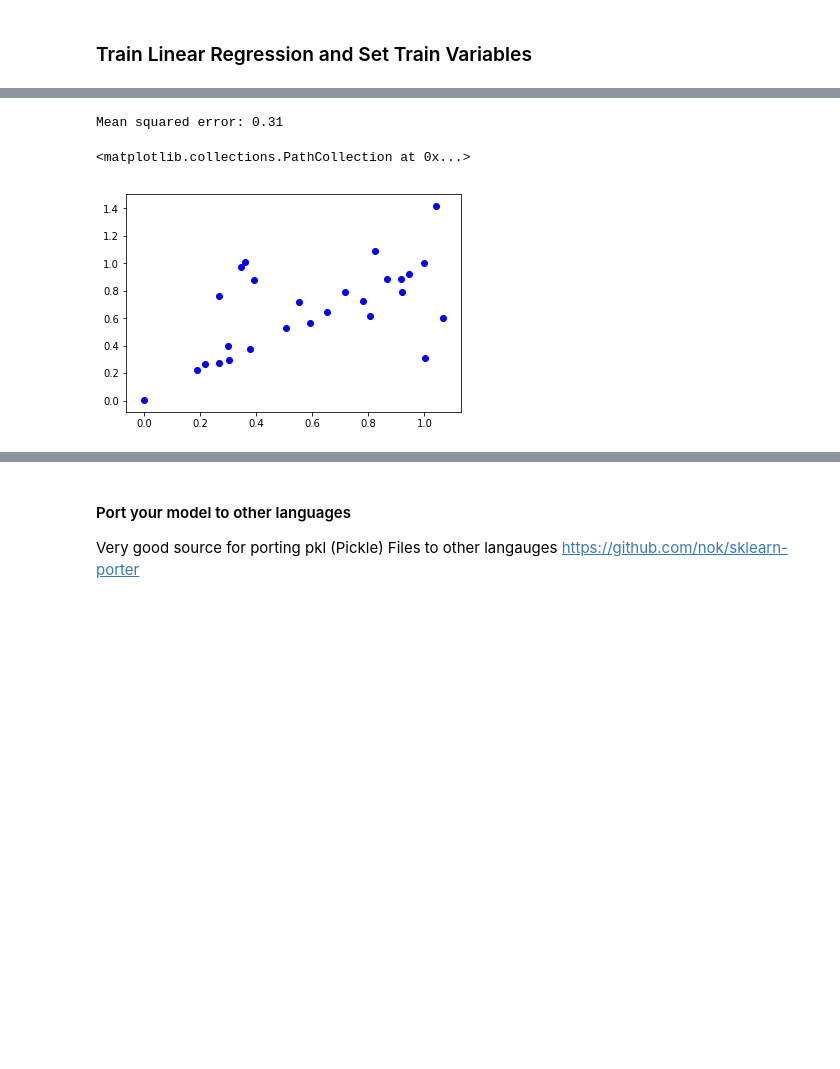
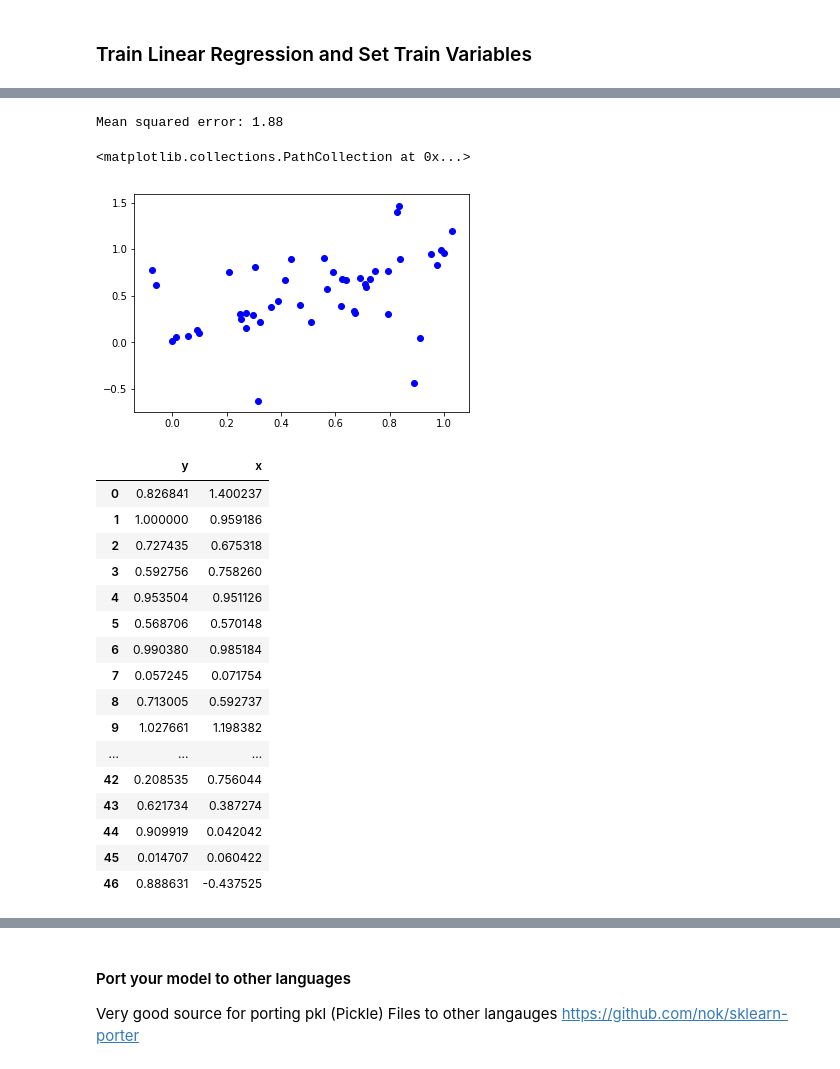
Before and after one commit to airigare/AI, a Jupyter notebook: Train.LinearModel.ipynb, the cells around one changed output, grey strips where cells are left out. Saved outputs shown, nothing was run; the diff lists cells and outputs as text; code cells hidden in the pictures; blank space fills up the shorter version.

```diff
--- a/Train.LinearModel.ipynb
+++ b/Train.LinearModel.ipynb
@@ -22,4 +22,5 @@ import predictiveanalytics as pa
 # %%
 r_DataSet = pd.read_csv("data/DataSet.csv")
 
-r_DataSet
+# Remove Value_sum as Model doesnt learn correctly
+r_DataSet = r_DataSet.drop("Value_sum",1)
@@ -95,8 +76,8 @@ memory usage: 11.8+ KB
 # %% [markdown]
 ## Lineares Model
 # %%
-#r_DataSet = r_DataSet[(r_DataSet.Value > 100) & (r_DataSet.Value != 480) & (r_DataSet.Value < 800)]
-r_DataSet = r_DataSet[(r_DataSet.Value > 200) & (r_DataSet.Value < 600) & (r_DataSet.Value != 480)]
+r_DataSet = r_DataSet[(r_DataSet.Value > 100) & (r_DataSet.Value != 480) & (r_DataSet.Value < 800)]
+#r_DataSet = r_DataSet[(r_DataSet.Value > 100) & (r_DataSet.Value < 600) & (r_DataSet.Value != 480)]
 #r_DataSet = r_DataSet[(r_DataSet.Value < 100)]
 #r_DataSet = r_DataSet[(r_DataSet.Value > 600)]
 
@@ -135,9 +116,7 @@ InteractiveShell.ast_node_interactivity = "all"
 
 from sklearn.preprocessing import PolynomialFeatures
 
-Xtrain
-
-polyDegree = 2
+polyDegree = 3
 Xtrain = PolynomialFeatures(degree=polyDegree).fit_transform(Xtrain).astype(int)
 Xtest = PolynomialFeatures(degree=polyDegree).fit_transform(Xtest).astype(int)
 
@@ -202,25 +163,47 @@ Mean squared error: 0.06
 # %%
 from sklearn.externals import joblib
 #joblib.dump(regr, 'lr_medium_values.pkl', compress=9)
 
 model_clone = regr
 #model_clone = joblib.load('lr_medium_values.pkl')
 
 error = ((regr.predict(X_test_minmax) - yTest_minmax) ** 2) ** 0.5
 # Explained variance score: 1 is perfect prediction
 print("Mean squared error: %.2f"
       % np.mean(error))
 
 K = 3
 yTest_minmax = np.delete(yTest_minmax,np.argpartition(error,-K)[-K:],0)
 X_test_minmax = np.delete(X_test_minmax,np.argpartition(error,-K)[-K:],0)
 
 plt.scatter(yTest_minmax, model_clone.predict(X_test_minmax), color='blue')
 plt.show()
+
+TestDF = pd.DataFrame()
+TestDF = TestDF.assign(y = yTest_minmax)
+TestDF = TestDF.assign(x = model_clone.predict(X_test_minmax))
+TestDF
 # %% [output]
-Mean squared error: 0.31
+Mean squared error: 1.88
 <matplotlib.collections.PathCollection at 0x...>
-[figure, old version]
+[figure, new version]
+|  | y | x |
+| 0 | 0.826841 | 1.400237 |
+| 1 | 1.000000 | 0.959186 |
+| 2 | 0.727435 | 0.675318 |
+| 3 | 0.592756 | 0.758260 |
+| 4 | 0.953504 | 0.951126 |
+| 5 | 0.568706 | 0.570148 |
+| 6 | 0.990380 | 0.985184 |
+| 7 | 0.057245 | 0.071754 |
+| 8 | 0.713005 | 0.592737 |
+| 9 | 1.027661 | 1.198382 |
+| ... | ... | ... |
+| 42 | 0.208535 | 0.756044 |
+| 43 | 0.621734 | 0.387274 |
+| 44 | 0.909919 | 0.042042 |
+| 45 | 0.014707 | 0.060422 |
+| 46 | 0.888631 | -0.437525 |
 # %%
 #Save the model
 #joblib.dump(regr, 'data/myLinReg.pkl')
```
Also changed, not shown: parts of 6 cells of this notebook, 4 other files.
